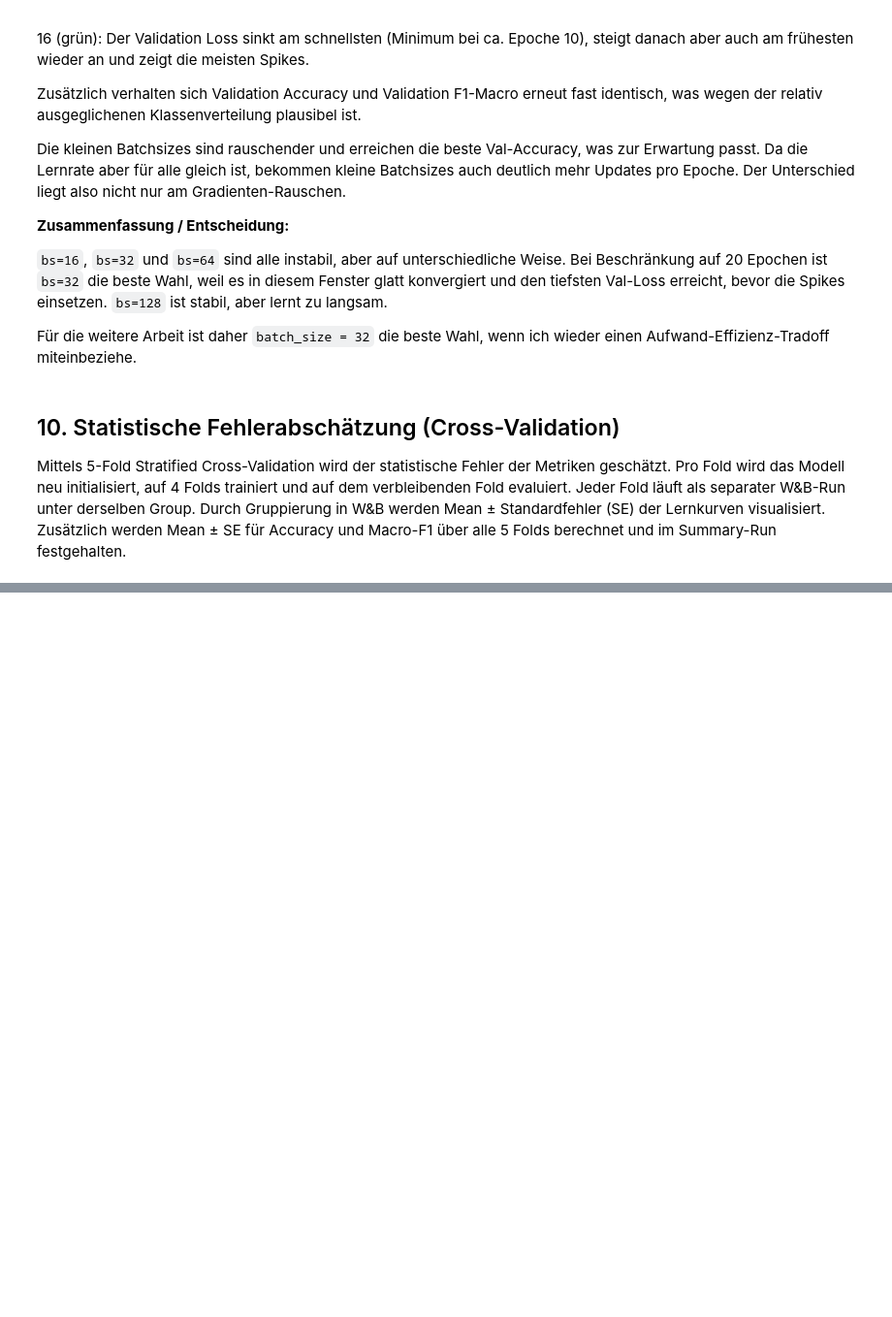
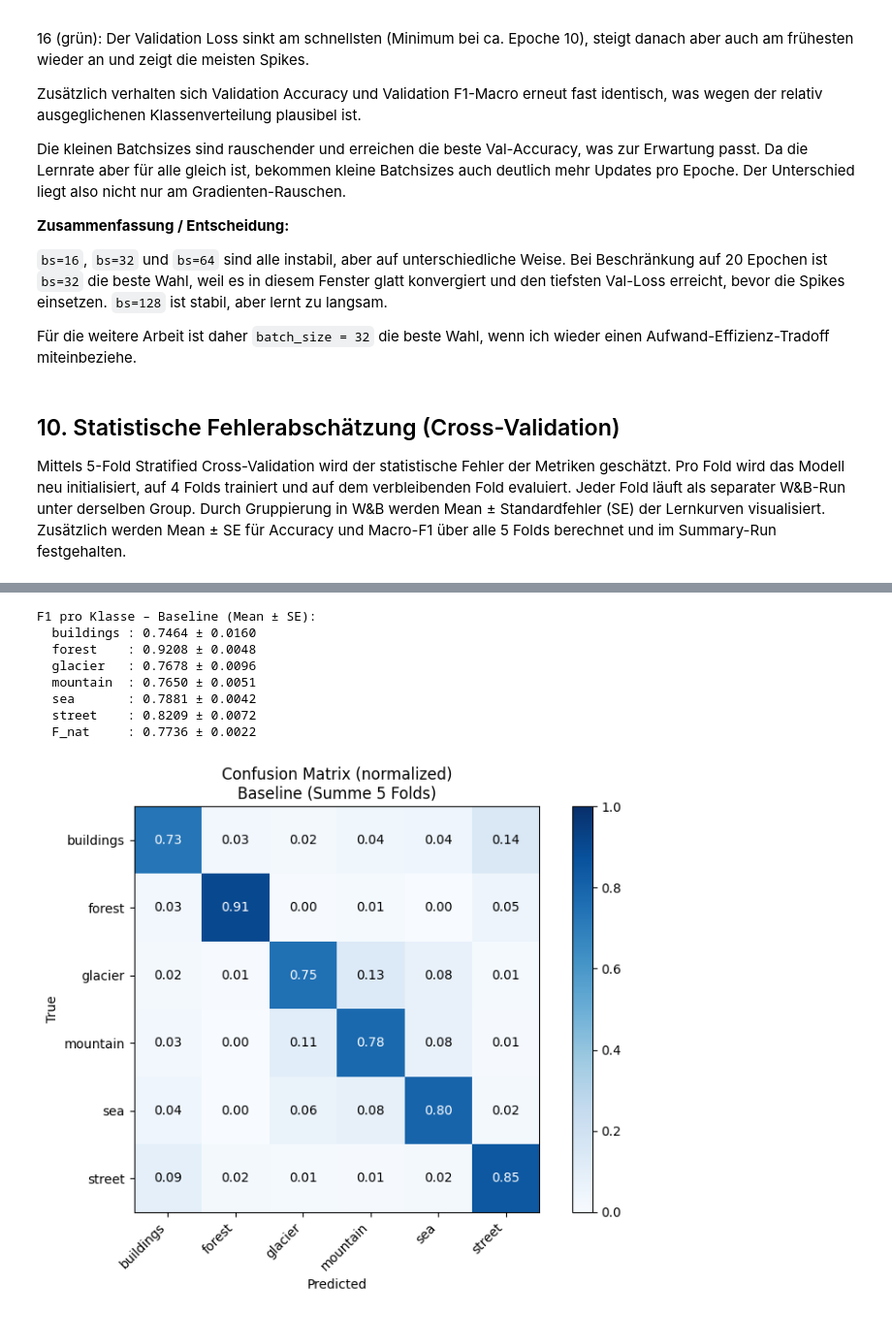
Before and after one commit to damiansze/DEL_FS26, a Jupyter notebook: DEL_MC.ipynb, the cells around one changed output, grey strips where cells are left out. Shown at 97% size. Drawn from its saved outputs; the diff is of its cells as text; code cells hidden in the pictures; blank space fills up the shorter version.

```diff
--- a/DEL_MC.ipynb
+++ b/DEL_MC.ipynb
@@ -912,0 +1017,65 @@ Die geringe Streuung über alle Folds zeigt, dass das Ergebnis nicht von der spe
+# %%
+NAT_CLASSES = ["glacier", "mountain", "sea"]
+
+
+def load_cv_class_metrics(run_ids: list[str]) -> dict:
+    """Liest pro Fold-Run F1 pro Klasse und Confusion Matrix aus dem W&B-Summary."""
+    api = wandb.Api()
+    f1_class, cms = [], []
+    for run_id in run_ids:
+        summary = api.run(f"{WANDB_PATH}/{run_id}").summary
+        f1_class.append([summary[f"val/f1_{c}"] for c in CLASS_NAMES])
+        cms.append(np.array(summary["val/confusion_matrix"]))
+
+    f1_class = np.array(f1_class)
+    nat_idx  = [CLASS_NAMES.index(c) for c in NAT_CLASSES]
+    f_nat    = f1_class[:, nat_idx].mean(axis=1)
+    n = len(run_ids)
+    return {
+        "f1_class": f1_class,
+        "f1_class_mean": f1_class.mean(axis=0),
+        "f1_class_se":   f1_class.std(axis=0, ddof=1) / np.sqrt(n),
+        "F_nat": f_nat,
+        "F_nat_mean": f_nat.mean(),
+        "F_nat_se":   f_nat.std(ddof=1) / np.sqrt(n),
+        "cm_total": np.sum(cms, axis=0),
+    }
+
+
+def compare_class_metrics(base: dict, variant: dict, name: str):
+    """F1 pro Klasse und F_nat (Mean ± SE) + summierte Confusion Matrix beider Varianten."""
+    print(f"{'Klasse':<10} | {'Baseline':>15} | {name:>15} | {'Δ':>7}")
+    for i, c in enumerate(CLASS_NAMES):
+        print(f"{c:<10} | {base['f1_class_mean'][i]:.4f} ± {base['f1_class_se'][i]:.4f} | "
+              f"{variant['f1_class_mean'][i]:.4f} ± {variant['f1_class_se'][i]:.4f} | "
+              f"{variant['f1_class_mean'][i] - base['f1_class_mean'][i]:+.4f}")
+    print(f"{'F_nat':<10} | {base['F_nat_mean']:.4f} ± {base['F_nat_se']:.4f} | "
+          f"{variant['F_nat_mean']:.4f} ± {variant['F_nat_se']:.4f} | "
+          f"{variant['F_nat_mean'] - base['F_nat_mean']:+.4f}")
+    print("ΔF_nat pro Fold:", np.round(variant["F_nat"] - base["F_nat"], 4))
+
+    _plot_confusion_matrix(base["cm_total"], CLASS_NAMES, normalize=True, subtitle="Baseline (Summe 5 Folds)")
+    _plot_confusion_matrix(variant["cm_total"], CLASS_NAMES, normalize=True, subtitle=f"{name} (Summe 5 Folds)")
+    plt.show()
+
+
+baseline_class = load_cv_class_metrics(BASELINE_CV_RUNS)
+
+print("\nF1 pro Klasse – Baseline (Mean ± SE):")
+for c, m, s in zip(CLASS_NAMES, baseline_class["f1_class_mean"], baseline_class["f1_class_se"]):
+    print(f"  {c:<10}: {m:.4f} ± {s:.4f}")
+print(f"  {'F_nat':<10}: {baseline_class['F_nat_mean']:.4f} ± {baseline_class['F_nat_se']:.4f}")
+
+_plot_confusion_matrix(baseline_class["cm_total"], CLASS_NAMES, normalize=True,
+                       subtitle="Baseline (Summe 5 Folds)")
+plt.show()
+# %% [output]
+F1 pro Klasse – Baseline (Mean ± SE):
+  buildings : 0.7464 ± 0.0160
+  forest    : 0.9208 ± 0.0048
+  glacier   : 0.7678 ± 0.0096
+  mountain  : 0.7650 ± 0.0051
+  sea       : 0.7881 ± 0.0042
+  street    : 0.8209 ± 0.0072
+  F_nat     : 0.7736 ± 0.0022
+[figure, added]
```
Also changed, not shown: parts of 56 cells of this notebook.
